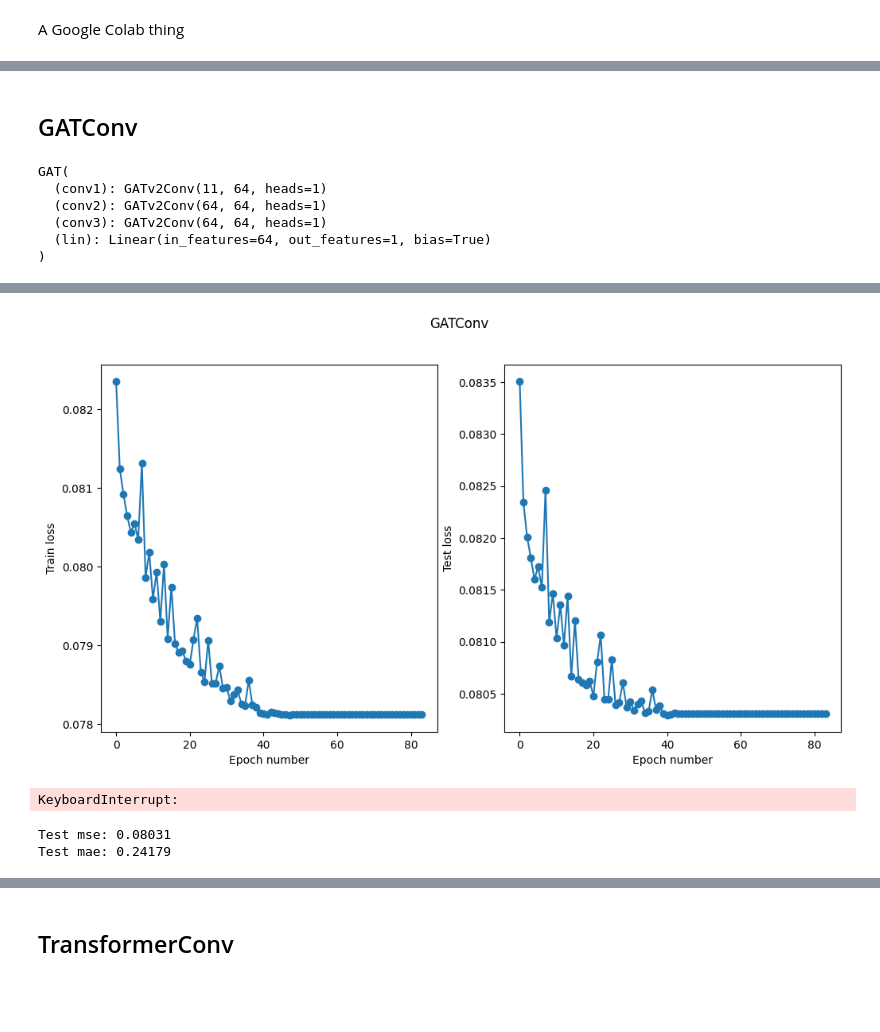
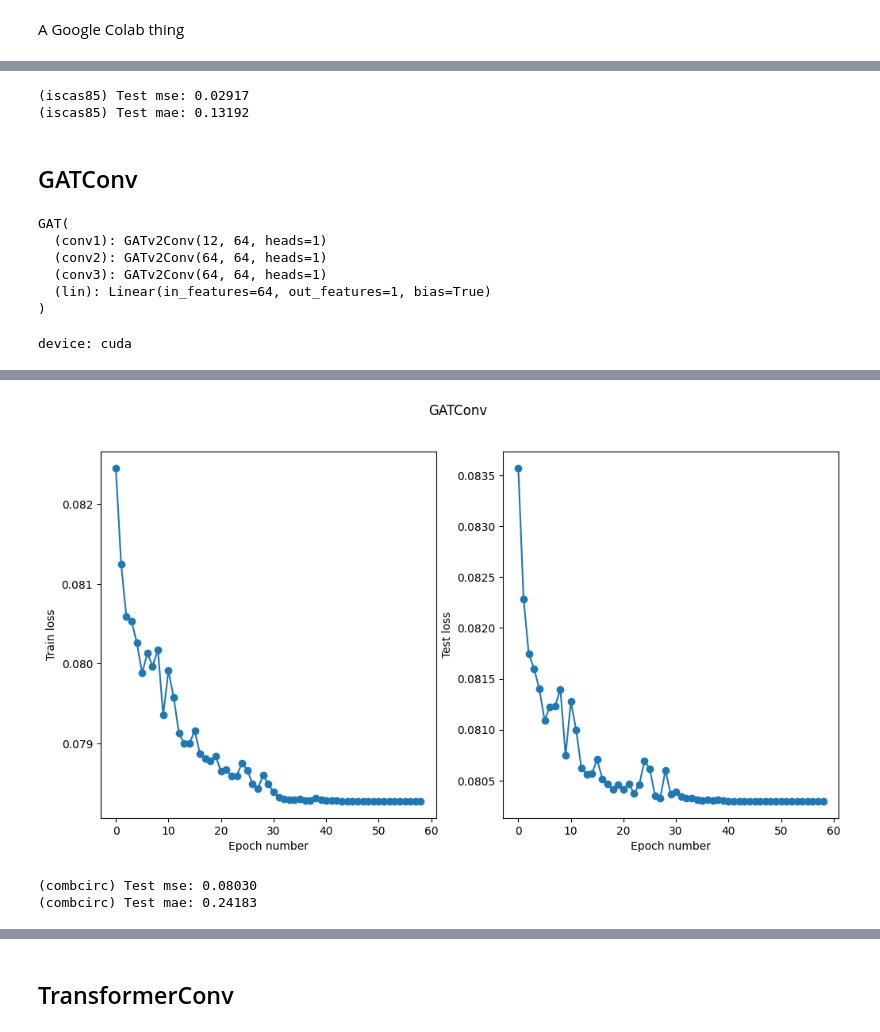
Before and after one commit to GeoCHiP/vkr, a Jupyter notebook: notebook/graph_net.ipynb, the cells around one changed output, grey strips where cells are left out. Cells and saved outputs as stored; diff of their text form; code cells hidden in the pictures; blank space fills up the shorter version.

```diff
--- a/notebook/graph_net.ipynb
+++ b/notebook/graph_net.ipynb
@@ -332,0 +369,15 @@ torch.save(model, f'GCN_{losses["mse"]:.5f}_{losses["mae"]:.5f}.pt')
+# %%
+test_loader_iscas85 = DataLoader(dataset_iscas85, batch_size=512, shuffle=False)
+# %%
+criterions = {
+    'mse': F.mse_loss,
+    'mae': F.l1_loss,
+}
+losses = {}
+for crit_label, crit in criterions.items():
+    test_loss = test(gcn_model, device, test_loader_iscas85, crit)
+    losses[crit_label] = test_loss
+    print(f'(iscas85) Test {crit_label}: {test_loss:.5f}')
+# %% [output]
+(iscas85) Test mse: 0.02917
+(iscas85) Test mae: 0.13192
@@ -338,9 +391,9 @@ from torch_geometric.nn import GATv2Conv
 class GAT(torch.nn.Module):
     def __init__(self, hidden_channels):
         super().__init__()
-        self.conv1 = GATv2Conv(dataset.num_node_features, hidden_channels, edge_dim=dataset.num_edge_features)
-        self.conv2 = GATv2Conv(hidden_channels, hidden_channels, edge_dim=dataset.num_edge_features)
-        self.conv3 = GATv2Conv(hidden_channels, hidden_channels, edge_dim=dataset.num_edge_features)
+        self.conv1 = GATv2Conv(dataset_combcirc.num_node_features, hidden_channels, edge_dim=dataset_combcirc.num_edge_features)
+        self.conv2 = GATv2Conv(hidden_channels, hidden_channels, edge_dim=dataset_combcirc.num_edge_features)
+        self.conv3 = GATv2Conv(hidden_channels, hidden_channels, edge_dim=dataset_combcirc.num_edge_features)
         self.lin = Linear(hidden_channels, 1)
 
     def forward(self, x, edge_index, edge_attr, batch):
@@ -360,33 +413,36 @@ class GAT(torch.nn.Module):
 
         return x.flatten()
 
-model = GAT(hidden_channels=64)
-print(model)
+_model = GAT(hidden_channels=64)
+print(_model)
 # %% [output]
 GAT(
-  (conv1): GATv2Conv(11, 64, heads=1)
+  (conv1): GATv2Conv(12, 64, heads=1)
   (conv2): GATv2Conv(64, 64, heads=1)
   (conv3): GATv2Conv(64, 64, heads=1)
   (lin): Linear(in_features=64, out_features=1, bias=True)
 )
 # %%
-model = GAT(hidden_channels=64)
-optimizer = torch.optim.Adam(model.parameters(), lr=0.001)
+gat_model = GAT(hidden_channels=64)
+optimizer = torch.optim.Adam(gat_model.parameters(), lr=0.001)
 scheduler = torch.optim.lr_scheduler.ReduceLROnPlateau(optimizer, 'min', patience=3, verbose=True)
 criterion = F.mse_loss
 n_epochs = 60
 device = 'cuda' if torch.cuda.is_available() else 'cpu'
+print('device:', device)
+# %% [output]
+device: cuda
 # %%
 epoch_train_losses = []
 epoch_test_losses = []
 
 for epoch in range(1, n_epochs):
-    train(model, device, train_loader, criterion, enable_edge_attr=True)
+    train(gat_model, device, train_loader_combcirc, criterion, enable_edge_attr=True)
 
-    train_loss = test(model, device, train_loader, criterion, enable_edge_attr=True)
+    train_loss = test(gat_model, device, train_loader_combcirc, criterion, enable_edge_attr=True)
     epoch_train_losses.append(train_loss)
 
-    test_loss = test(model, device, test_loader, criterion, enable_edge_attr=True)
+    test_loss = test(gat_model, device, test_loader_combcirc, criterion, enable_edge_attr=True)
     epoch_test_losses.append(test_loss)
 
     clear_output()
@@ -415,5 +471,4 @@ Epoch: 084, Train Loss: 0.07812, Test loss: 0.08031, lr: 1.0000000000000004e-08
-[figure, old version]
+[figure, new version]
-KeyboardInterrupt:
 # %%
 criterions = {
     'mse': F.mse_loss,
@@ -421,10 +476,10 @@ criterions = {
 }
 losses = {}
 for crit_label, crit in criterions.items():
-    test_loss = test(model, device, test_loader, crit, enable_edge_attr=True)
+    test_loss = test(gat_model, device, test_loader_combcirc, crit, enable_edge_attr=True)
     losses[crit_label] = test_loss
-    print(f'Test {crit_label}: {test_loss:.5f}')
+    print(f'(combcirc) Test {crit_label}: {test_loss:.5f}')
 # %% [output]
-Test mse: 0.08031
-Test mae: 0.24179
+(combcirc) Test mse: 0.08030
+(combcirc) Test mae: 0.24183
 # %%
```
Also changed, not shown: parts of 35 cells of this notebook.
